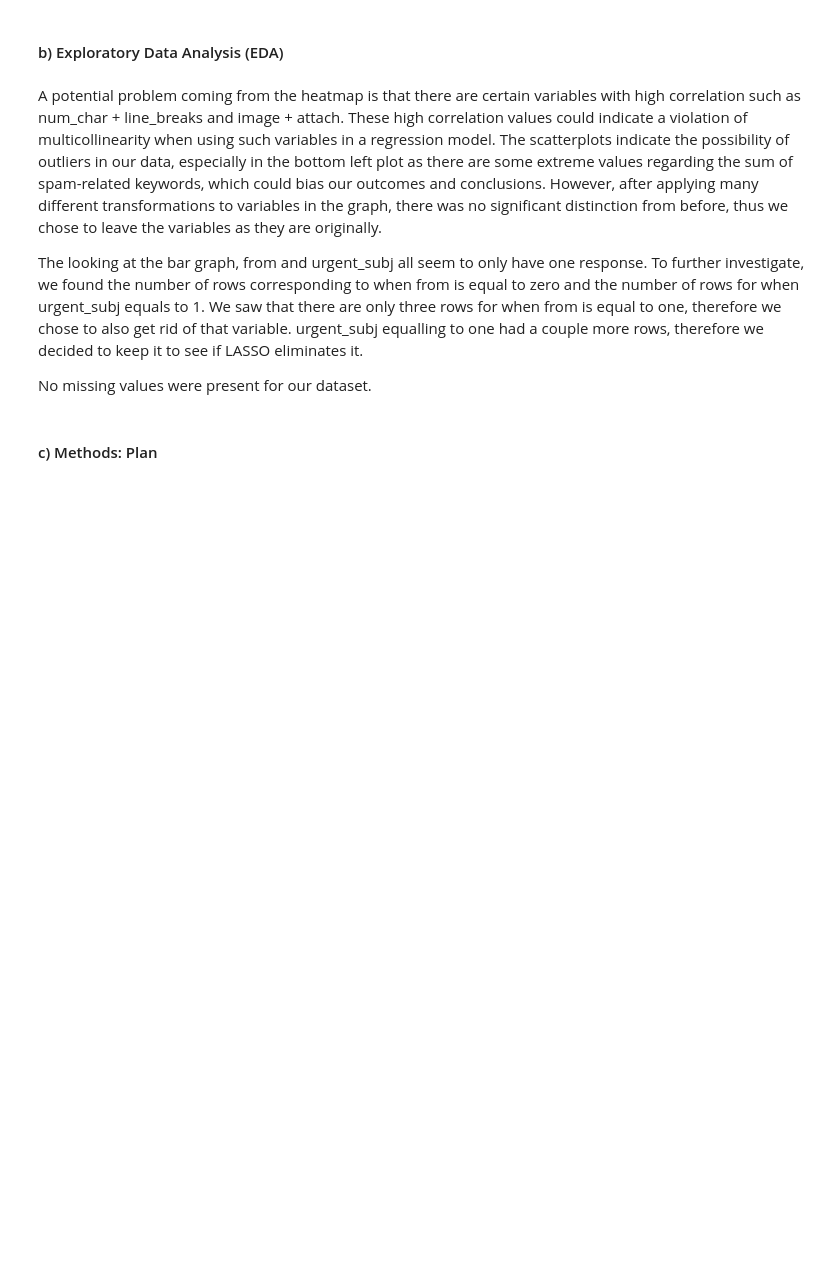
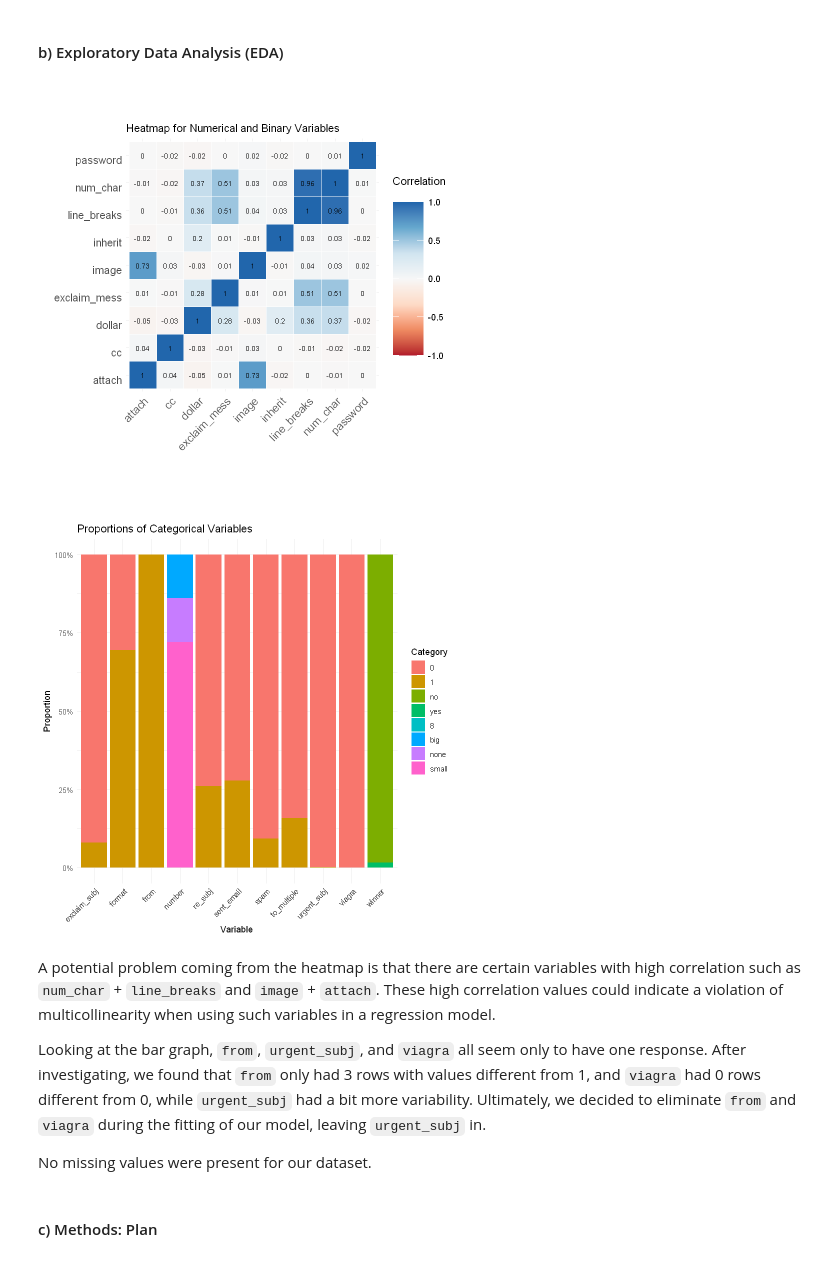
Before and after one commit to yukihuang7777/STAT301_final_project, a Jupyter notebook: Final Project.ipynb, the cells around one changed output. Cells and saved outputs as stored; diff of their text form; code cells hidden in the pictures; blank space fills up the shorter version.

```diff
--- a/Final Project.ipynb
+++ b/Final Project.ipynb
@@ -171,11 +162,13 @@ scatterplot_email = ggplot(email_scatter, aes(num_char, y = dollar + password, c
 # %%
 heatmap_email
-scatterplot_email
 bar_email
+# %% [output]
+[figure, added]
+[figure, added]
 # %% [markdown]
-A potential problem coming from the heatmap is that there are certain variables with high correlation such as num_char + line_breaks and image + attach. These high correlation values could indicate a violation of multicollinearity when using such variables in a regression model. The scatterplots indicate the possibility of outliers in our data, especially in the bottom left plot as there are some extreme values regarding the sum of spam-related keywords, which could bias our outcomes and conclusions. However, after applying many different transformations to variables in the graph, there was no significant distinction from before, thus we chose to leave the variables as they are originally.
+A potential problem coming from the heatmap is that there are certain variables with high correlation such as `num_char` + `line_breaks` and `image` + `attach`. These high correlation values could indicate a violation of multicollinearity when using such variables in a regression model.
 
-The looking at the bar graph, from and urgent_subj all seem to only have one response. To further investigate, we found the number of rows corresponding to when from is equal to zero and the number of rows for when urgent_subj equals to 1. We saw that there are only three rows for when from is equal to one, therefore we chose to also get rid of that variable. urgent_subj equalling to one had a couple more rows, therefore we decided to keep it to see if LASSO eliminates it.
+Looking at the bar graph, `from`, `urgent_subj`, and `viagra` all seem only to have one response. After investigating, we found that `from` only had 3 rows with values different from 1, and `viagra` had 0 rows different from 0, while `urgent_subj` had a bit more variability. Ultimately, we decided to eliminate `from` and `viagra` during the fitting of our model, leaving `urgent_subj` in.
 
 No missing values were present for our dataset.
 # %% [markdown]
```
Also changed, not shown: parts of 22 cells of this notebook.
